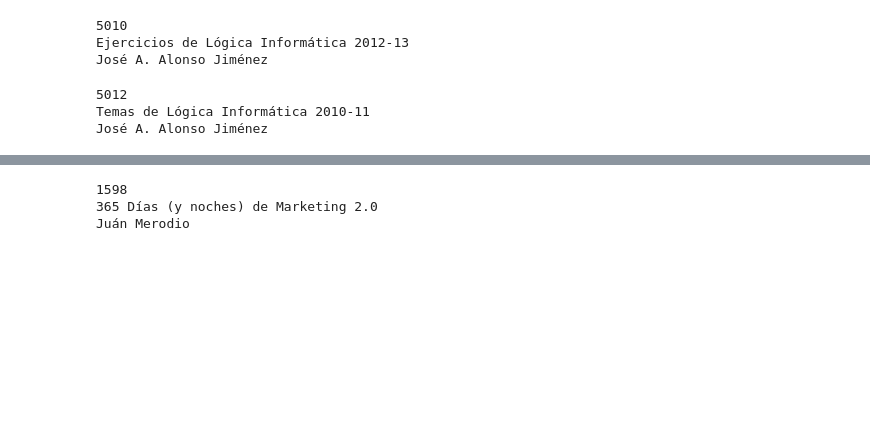
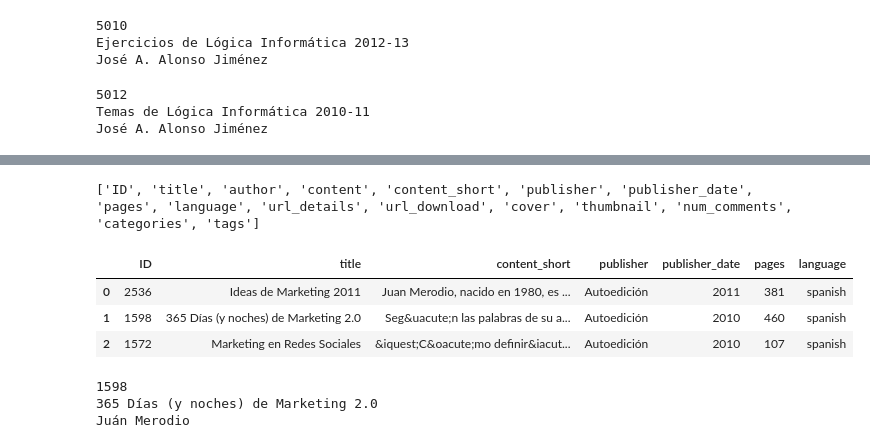
Before and after one commit to luismori1904/APIpc3, a Jupyter notebook: APIpc3.ipynb, the cells around one changed output, grey strips where cells are left out. Saved outputs shown, nothing was run; the diff lists cells and outputs as text; code cells hidden in the pictures; blank space fills up the shorter version.

```diff
--- a/APIpc3.ipynb
+++ b/APIpc3.ipynb
@@ -166,6 +164,23 @@ df_ajimenez
 | 12 | 1742 | Ejercicios de programación declar... | La Programaci&oacute;n Declarativ... | Universidad de Sevilla | 2007 | 124 | spanish |
 | 13 | 1740 | Introducción a la programación ló... | El Prolog (o PROLOG), proveniente... | Universidad de Sevilla | 2006 | 33 | spanish |
 | 14 | 1602 | Ejercicios de programación funcio... | Las caracter&iacute;sticas m&aacu... | Universidad de Sevilla | 2007 | 266 | spanish |
+# %%
+url='https://www.etnassoft.com/api/v1/get/?book_author=juan_merodio&callback=?'
+uclient=urlopen(url)
+responsehtml=uclient.read()
+uclient.close()
+info=json.loads(responsehtml.decode())
+
+df=pd.DataFrame(info)
+print(list(df.columns))
+df_juan=df[['ID','title','content_short','publisher','publisher_date','pages','language']]
+df_juan
+# %% [output]
+['ID', 'title', 'author', 'content', 'content_short', 'publisher', 'publisher_date', 'pages', 'language', 'url_details', 'url_download', 'cover', 'thumbnail', 'num_comments', 'categories', 'tags']
+|  | ID | title | content_short | publisher | publisher_date | pages | language |
+| 0 | 2536 | Ideas de Marketing 2011 | Juan Merodio, nacido en 1980, es ... | Autoedición | 2011 | 381 | spanish |
+| 1 | 1598 | 365 Días (y noches) de Marketing 2.0 | Seg&uacute;n las palabras de su a... | Autoedición | 2010 | 460 | spanish |
+| 2 | 1572 | Marketing en Redes Sociales | &iquest;C&oacute;mo definir&iacut... | Autoedición | 2010 | 107 | spanish |
 # %%
 url="https://www.etnassoft.com/api/v1/get/?id=1598&callback=?"
 uclient=urlopen(url)
```
Also changed, not shown: parts of 4 cells of this notebook.
